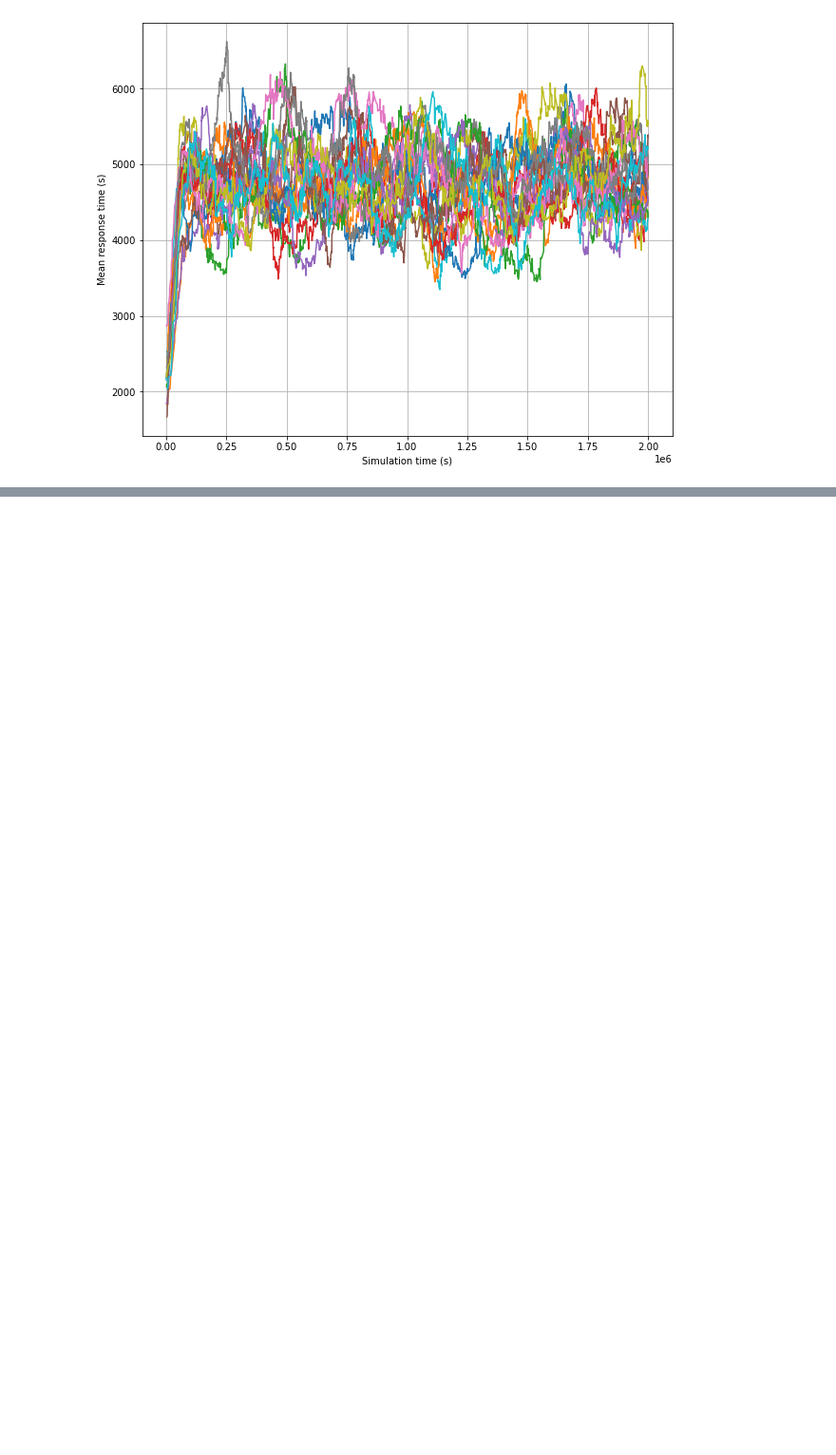
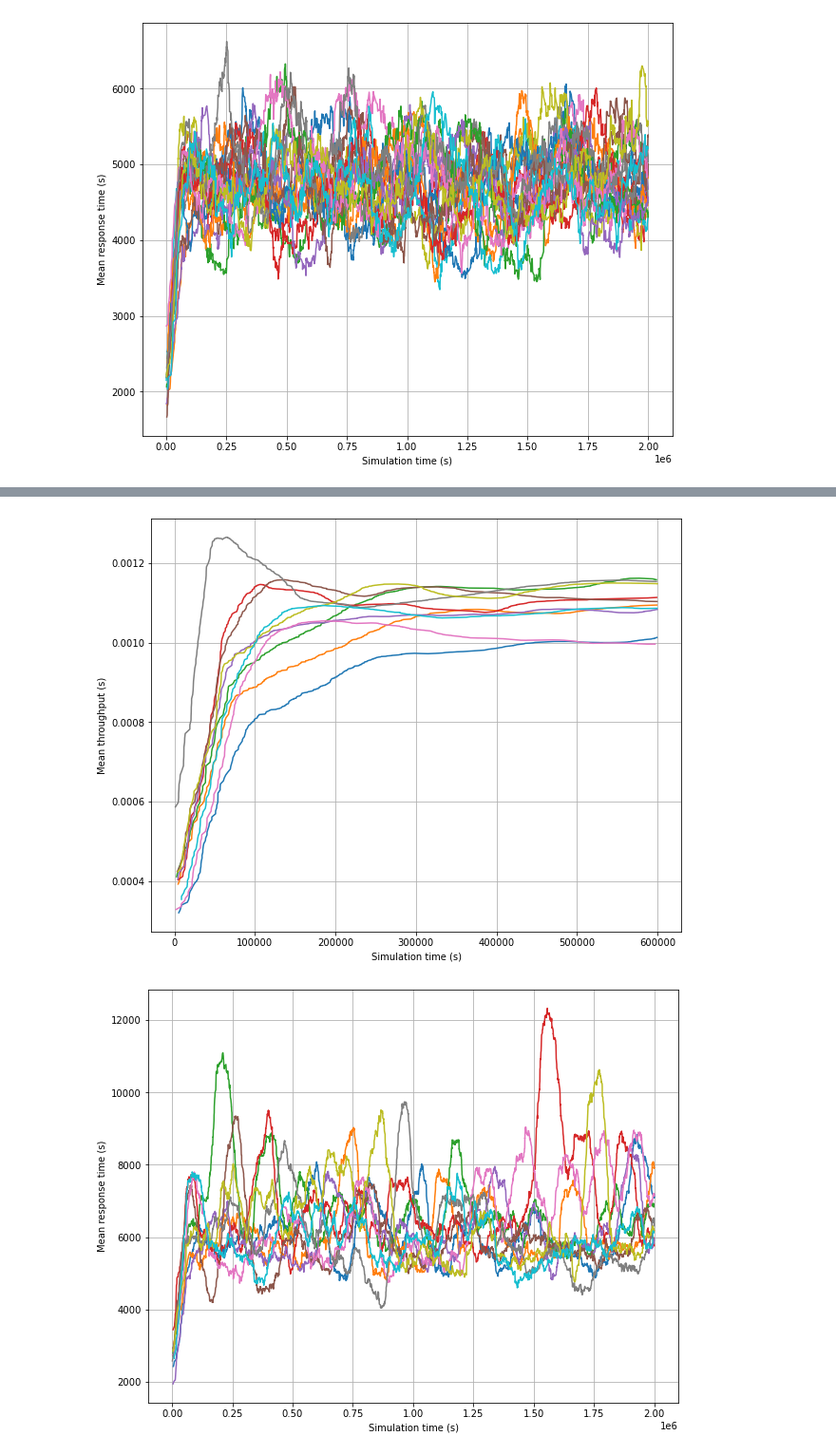
Before and after one commit to bendonio/Control-Tower-Project, a Jupyter notebook: CT/simulations/jupyter/warm_up.ipynb, the cells around one changed output, grey strips where cells are left out. Shown at 95% size. Cells and saved outputs as stored; diff of their text form; code cells hidden in the pictures; blank space fills up the shorter version.

```diff
--- a/CT/simulations/jupyter/warm_up.ipynb
+++ b/CT/simulations/jupyter/warm_up.ipynb
@@ -164,0 +235,7 @@ plot_rt(runs)
+# %%
+runs = find_runs({'**.landingTimeAvg': 400.0})
+plot_throughput(runs)
+plot_rt(runs)
+# %% [output]
+[figure, added]
+[figure, added]
```
Also changed, not shown: parts of 8 cells of this notebook, 4 other files.
